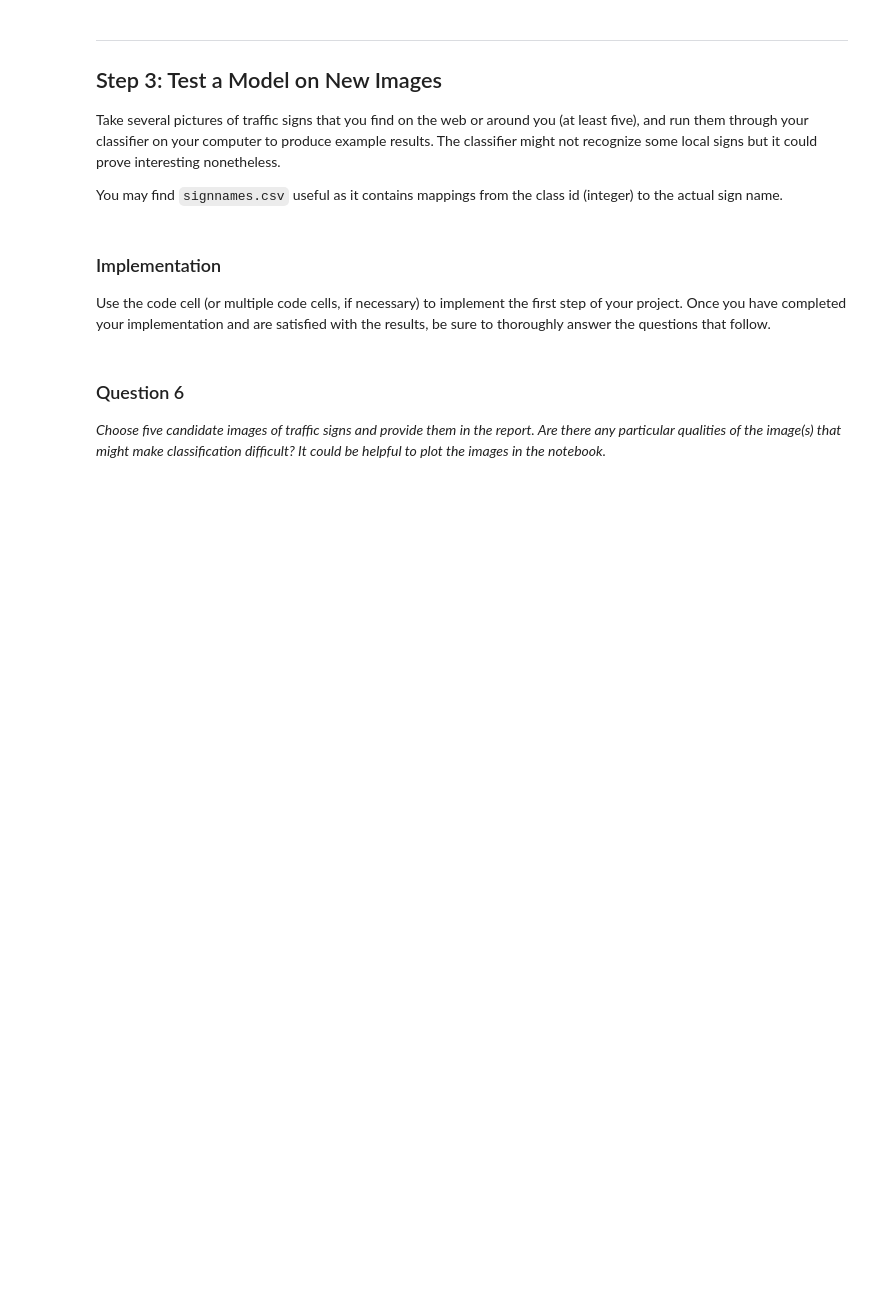
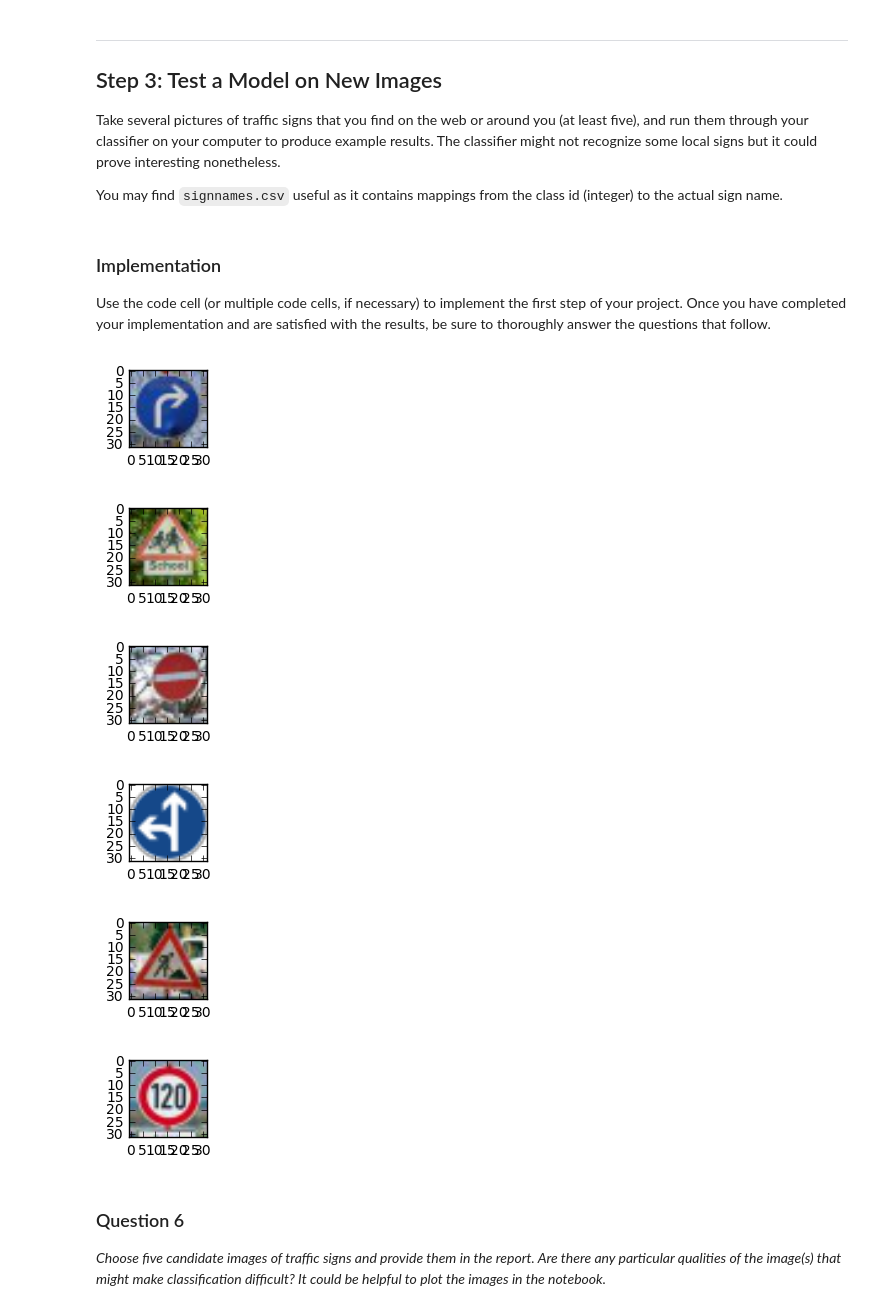
Before and after one commit to k26dr/CarND-Traffic-Sign-Classifier-Project, a Jupyter notebook: Traffic_Sign_Classifier.ipynb, the cells around one changed output. Drawn from its saved outputs; the diff is of its cells as text; code cells hidden in the pictures; blank space fills up the shorter version.

Commit message:
test images from internet

```diff
--- a/Traffic_Sign_Classifier.ipynb
+++ b/Traffic_Sign_Classifier.ipynb
@@ -25,9 +25,9 @@ flags = {
     'show_plots': False,
     'generate_color_images': False,
     'generate_grayscale_images': False,
-    'train_network': True,
+    'train_network': False,
     'train_cross_val': True,
-    'evaluate_test_accuracy': True
+    'evaluate_test_accuracy': False
 }
 
 # HyperParameters for Training
@@ -413,3 +392,26 @@ Use the code cell (or multiple code cells, if necessary) to implement the first
+# %%
+### Load the images and plot them here.
+### Feel free to use as many code cells as needed.
+
+labels = np.array([33, 28, 17, 37, 25, 8])
+images = [mpimg.imread('testimg/' + path) for path in os.listdir('testimg/')]
+# images = grayscale(images)
+# images = np.stack(images, axis=0)
+# print(images.shape)
+for image in images:
+    plt.figure(figsize=(1,1))
+    plt.imshow(image, cmap='gray')
+
+data = { 'features': images, 'labels': labels }
+with open('internet_images.p', 'wb') as f:
+    pickle.dump(data, f)
+# %% [output]
+[figure, added]
+[figure, added]
+[figure, added]
+[figure, added]
+[figure, added]
+[figure, added]
 # %% [markdown]
 ### Question 6
 
```
Also changed, not shown: parts of 4 cells of this notebook, 5 other files.
